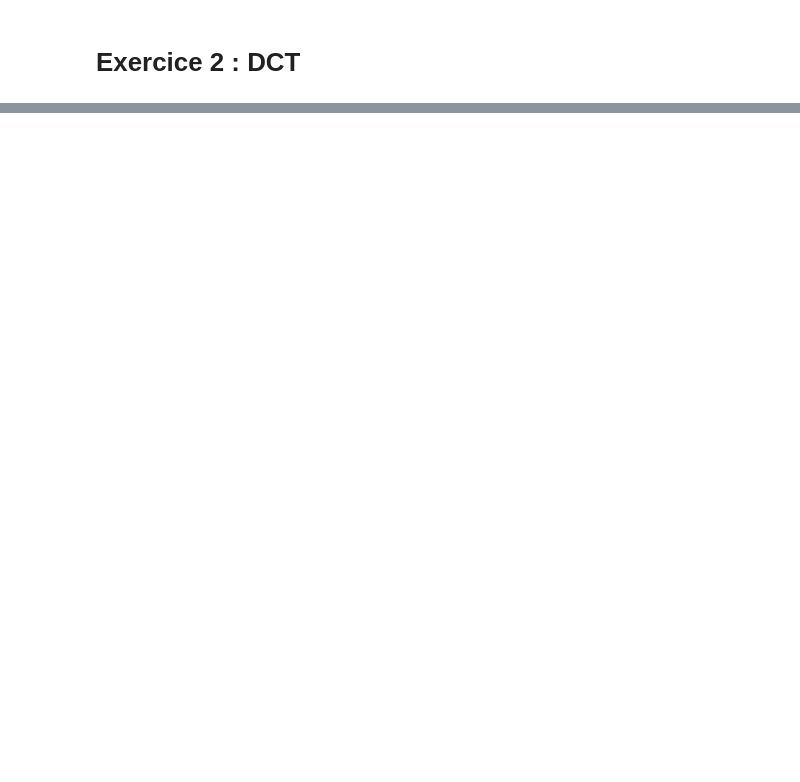
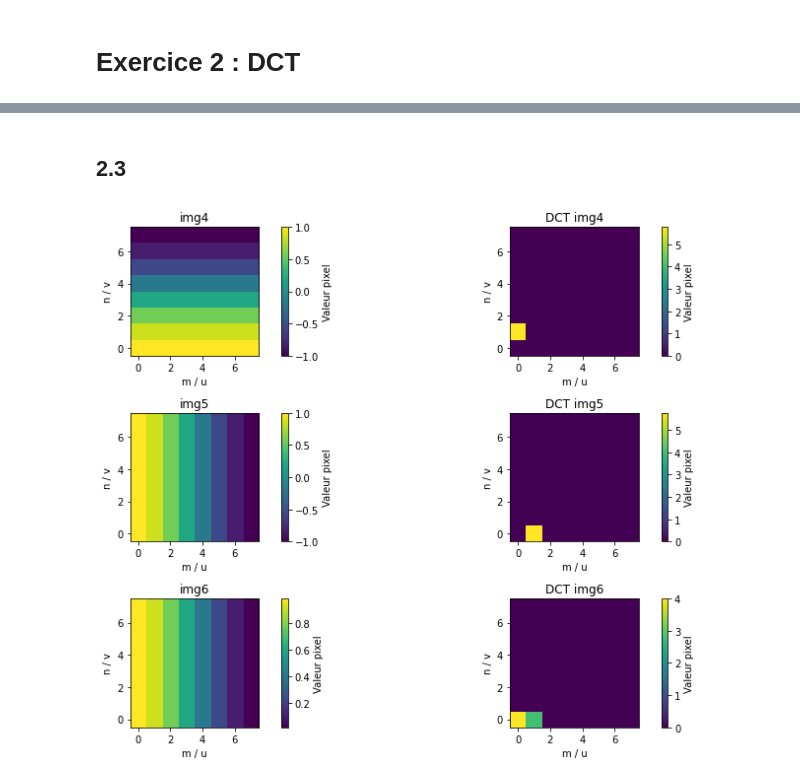
Before and after one commit to jeertmans/LELEC1930, a Jupyter notebook: notebooks/seance4.ipynb, the cells around one changed output, grey strips where cells are left out. Cells and saved outputs as stored; diff of their text form; code cells hidden in the pictures; blank space fills up the shorter version.

```diff
--- a/notebooks/seance4.ipynb
+++ b/notebooks/seance4.ipynb
@@ -133,0 +162,14 @@ plot_snr_vs_ber(SNR, BER)
+# %%
+import matplotlib.pyplot as plt
+
+
+def plot_image(X, ax=None):
+    if ax is None:  # Si on ne fournit pas d'axes, on en crée
+        _, ax = plt.subplots()
+
+    im = ax.imshow(X, origin="lower")
+    bar = plt.colorbar(im, ax=ax)
+
+    ax.set_xlabel("m / u")
+    ax.set_ylabel("n / v")
+    bar.set_label("Valeur pixel")
@@ -133,0 +178,12 @@ plot_snr_vs_ber(SNR, BER)
+# %%
+fig, ax = plt.subplots(3, 2, figsize=(12, 8))
+
+for i, img in enumerate(["img1", "img2", "img3"]):
+    X = blocks[img]
+    Y = dct2(X)
+    plot_image(X, ax[i][0])
+    plot_image(Y, ax[i][1])
+    ax[i][0].set_title(img)
+    ax[i][1].set_title("DCT " + img)
+
+fig.tight_layout()
@@ -133,0 +192,16 @@ plot_snr_vs_ber(SNR, BER)
+# %% [markdown]
+## 2.3
+# %%
+fig, ax = plt.subplots(3, 2, figsize=(12, 8))
+
+for i, img in enumerate(["img4", "img5", "img6"]):
+    X = blocks[img]
+    Y = dct2(X)
+    plot_image(X, ax[i][0])
+    plot_image(Y, ax[i][1])
+    ax[i][0].set_title(img)
+    ax[i][1].set_title("DCT " + img)
+
+fig.tight_layout()
+# %% [output]
+[figure, added]
```
Also changed, not shown: parts of 20 cells of this notebook, 2 other files.
